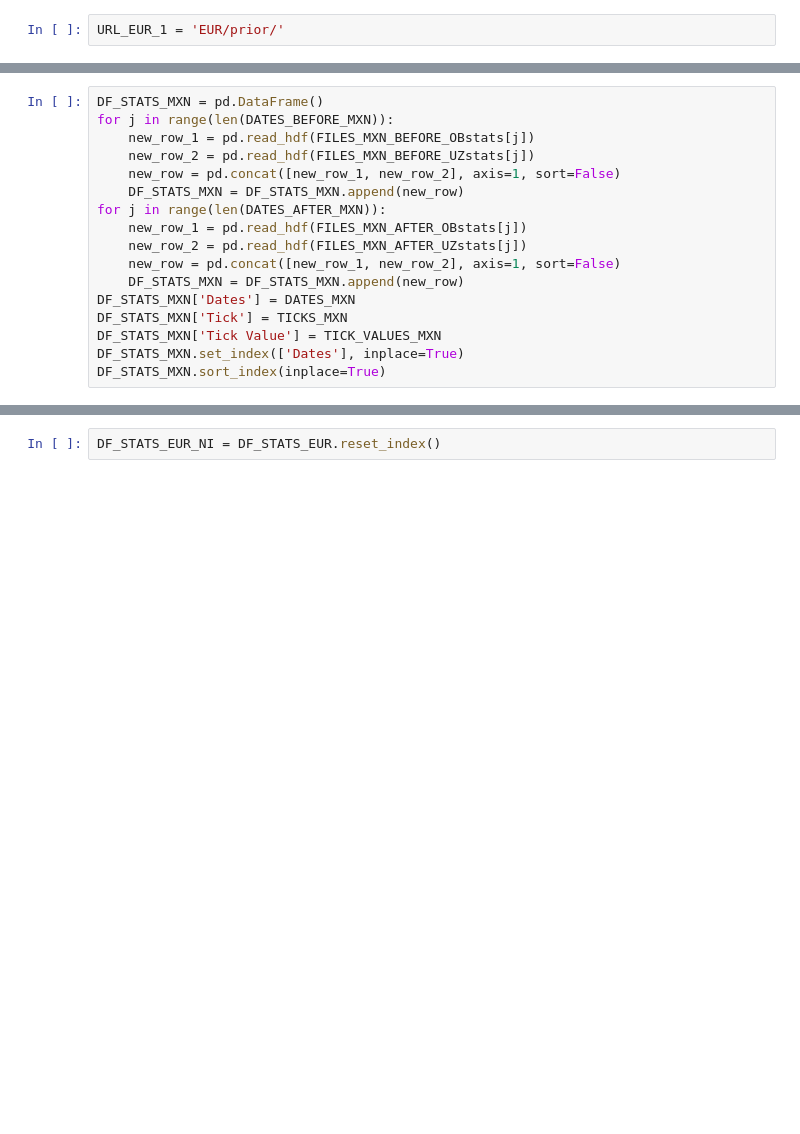
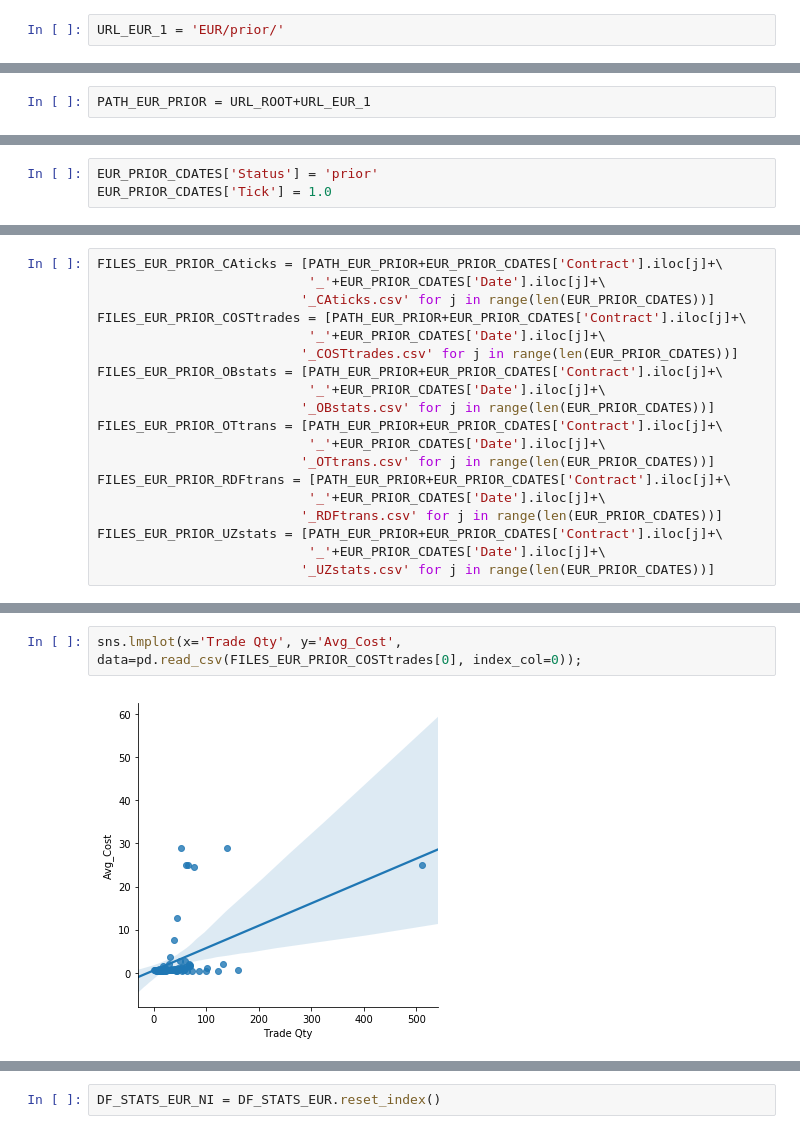
Before and after one commit to fagan2888/UZStats, a Jupyter notebook: CME_Tick_Changes.ipynb, the cells around one changed output, grey strips where cells are left out. Saved outputs shown, nothing was run; the diff lists cells and outputs as text; blank space fills up the shorter version.

```diff
--- a/CME_Tick_Changes.ipynb
+++ b/CME_Tick_Changes.ipynb
@@ -285,17 +31,0 @@ DF_STATS_EUR.sort_index(inplace=True)
-# %%
-DF_STATS_MXN = pd.DataFrame()
-for j in range(len(DATES_BEFORE_MXN)):
-    new_row_1 = pd.read_hdf(FILES_MXN_BEFORE_OBstats[j])
-    new_row_2 = pd.read_hdf(FILES_MXN_BEFORE_UZstats[j])
-    new_row = pd.concat([new_row_1, new_row_2], axis=1, sort=False)
-    DF_STATS_MXN = DF_STATS_MXN.append(new_row)
-for j in range(len(DATES_AFTER_MXN)):
-    new_row_1 = pd.read_hdf(FILES_MXN_AFTER_OBstats[j])
-    new_row_2 = pd.read_hdf(FILES_MXN_AFTER_UZstats[j])
-    new_row = pd.concat([new_row_1, new_row_2], axis=1, sort=False)
-    DF_STATS_MXN = DF_STATS_MXN.append(new_row)
-DF_STATS_MXN['Dates'] = DATES_MXN
-DF_STATS_MXN['Tick'] = TICKS_MXN
-DF_STATS_MXN['Tick Value'] = TICK_VALUES_MXN
-DF_STATS_MXN.set_index(['Dates'], inplace=True)
-DF_STATS_MXN.sort_index(inplace=True)
@@ -305,0 +32,2 @@ len(DF_STATS_MXN)
+# %%
+PATH_EUR_PRIOR = URL_ROOT+URL_EUR_1
@@ -305,0 +180,3 @@ len(DF_STATS_MXN)
+# %%
+EUR_PRIOR_CDATES['Status'] = 'prior'
+EUR_PRIOR_CDATES['Tick'] = 1.0
@@ -305,0 +185,19 @@ len(DF_STATS_MXN)
+# %%
+FILES_EUR_PRIOR_CAticks = [PATH_EUR_PRIOR+EUR_PRIOR_CDATES['Contract'].iloc[j]+\
+                           '_'+EUR_PRIOR_CDATES['Date'].iloc[j]+\
+                          '_CAticks.csv' for j in range(len(EUR_PRIOR_CDATES))]
+FILES_EUR_PRIOR_COSTtrades = [PATH_EUR_PRIOR+EUR_PRIOR_CDATES['Contract'].iloc[j]+\
+                           '_'+EUR_PRIOR_CDATES['Date'].iloc[j]+\
+                          '_COSTtrades.csv' for j in range(len(EUR_PRIOR_CDATES))]
+FILES_EUR_PRIOR_OBstats = [PATH_EUR_PRIOR+EUR_PRIOR_CDATES['Contract'].iloc[j]+\
+                           '_'+EUR_PRIOR_CDATES['Date'].iloc[j]+\
+                          '_OBstats.csv' for j in range(len(EUR_PRIOR_CDATES))]
+FILES_EUR_PRIOR_OTtrans = [PATH_EUR_PRIOR+EUR_PRIOR_CDATES['Contract'].iloc[j]+\
+                           '_'+EUR_PRIOR_CDATES['Date'].iloc[j]+\
+                          '_OTtrans.csv' for j in range(len(EUR_PRIOR_CDATES))]
+FILES_EUR_PRIOR_RDFtrans = [PATH_EUR_PRIOR+EUR_PRIOR_CDATES['Contract'].iloc[j]+\
+                           '_'+EUR_PRIOR_CDATES['Date'].iloc[j]+\
+                          '_RDFtrans.csv' for j in range(len(EUR_PRIOR_CDATES))]
+FILES_EUR_PRIOR_UZstats = [PATH_EUR_PRIOR+EUR_PRIOR_CDATES['Contract'].iloc[j]+\
+                           '_'+EUR_PRIOR_CDATES['Date'].iloc[j]+\
+                          '_UZstats.csv' for j in range(len(EUR_PRIOR_CDATES))]
@@ -305,0 +211,4 @@ len(DF_STATS_MXN)
+# %%
+sns.lmplot(x='Trade Qty', y='Avg_Cost', data=pd.read_csv(FILES_EUR_PRIOR_COSTtrades[0], index_col=0));
+# %% [output]
+[figure, added]
```
Also changed, not shown: parts of 117 cells of this notebook.
